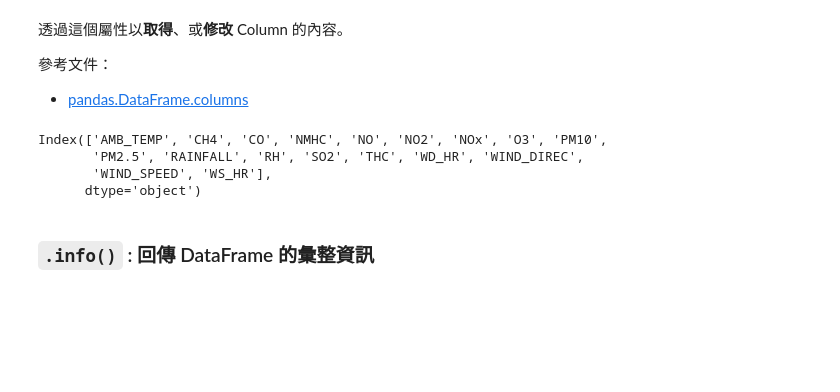
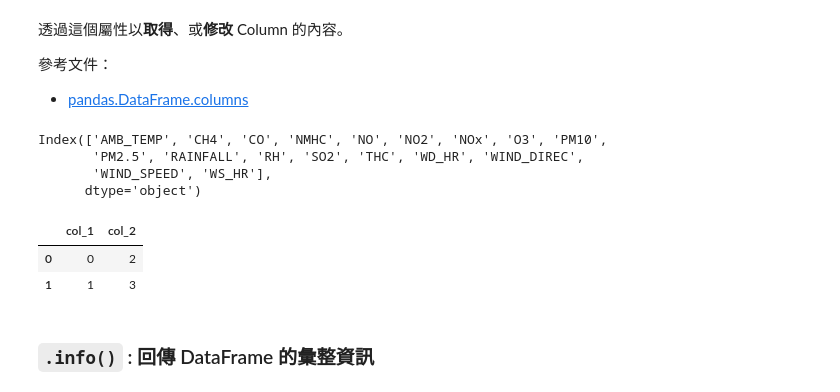
Before and after one commit to VioletVivirand/pandas-tutorial, a Jupyter notebook: Tutorials/Chapter 2 - Selecting data.ipynb, the cells around one changed output. Saved outputs shown, nothing was run; the diff lists cells and outputs as text; code cells hidden in the pictures; blank space fills up the shorter version.

```diff
--- a/Tutorials/Chapter 2 - Selecting data.ipynb
+++ b/Tutorials/Chapter 2 - Selecting data.ipynb
@@ -222,6 +229,16 @@ Index(['AMB_TEMP', 'CH4', 'CO', 'NMHC', 'NO', 'NO2', 'NOx', 'O3', 'PM10',
        'PM2.5', 'RAINFALL', 'RH', 'SO2', 'THC', 'WD_HR', 'WIND_DIREC',
        'WIND_SPEED', 'WS_HR'],
       dtype='object')
+# %%
+tmp = pd.DataFrame({'A': [0, 1], 'B': [2, 3]})
+# %%
+tmp.columns = ['col_1', 'col_2']
+# %%
+tmp
+# %% [output]
+|  | col_1 | col_2 |
+| 0 | 0 | 2 |
+| 1 | 1 | 3 |
 # %% [markdown]
 ### `.info()` : 回傳 DataFrame 的彙整資訊
 # %% [markdown]
```
Also changed, not shown: parts of 3 cells of this notebook.
